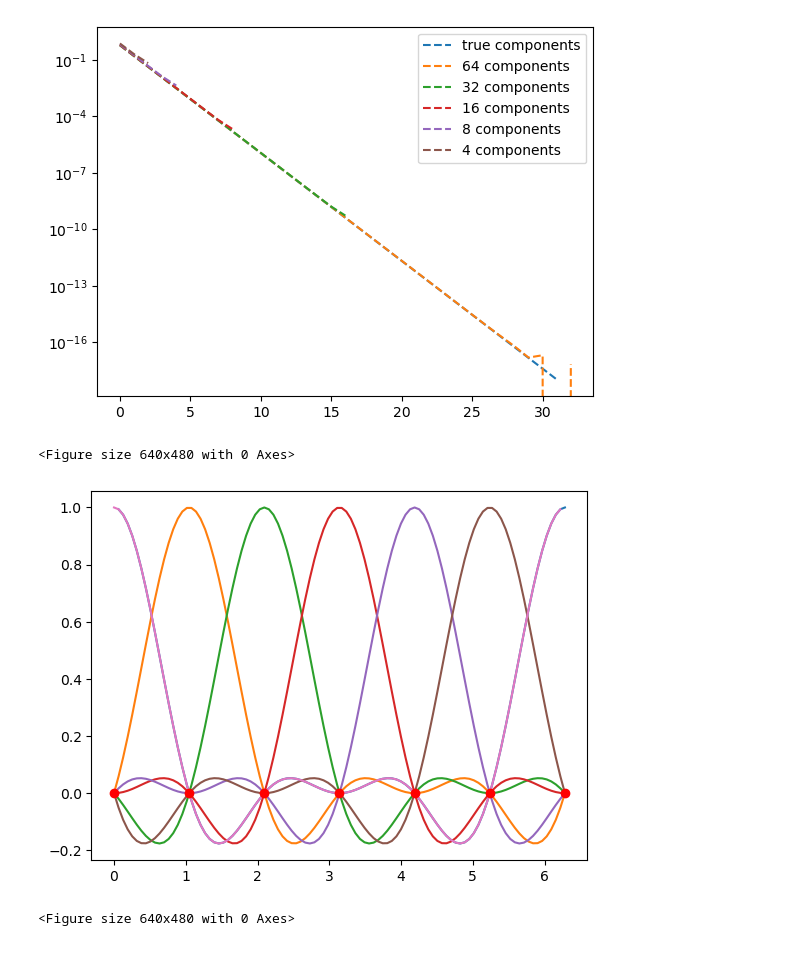
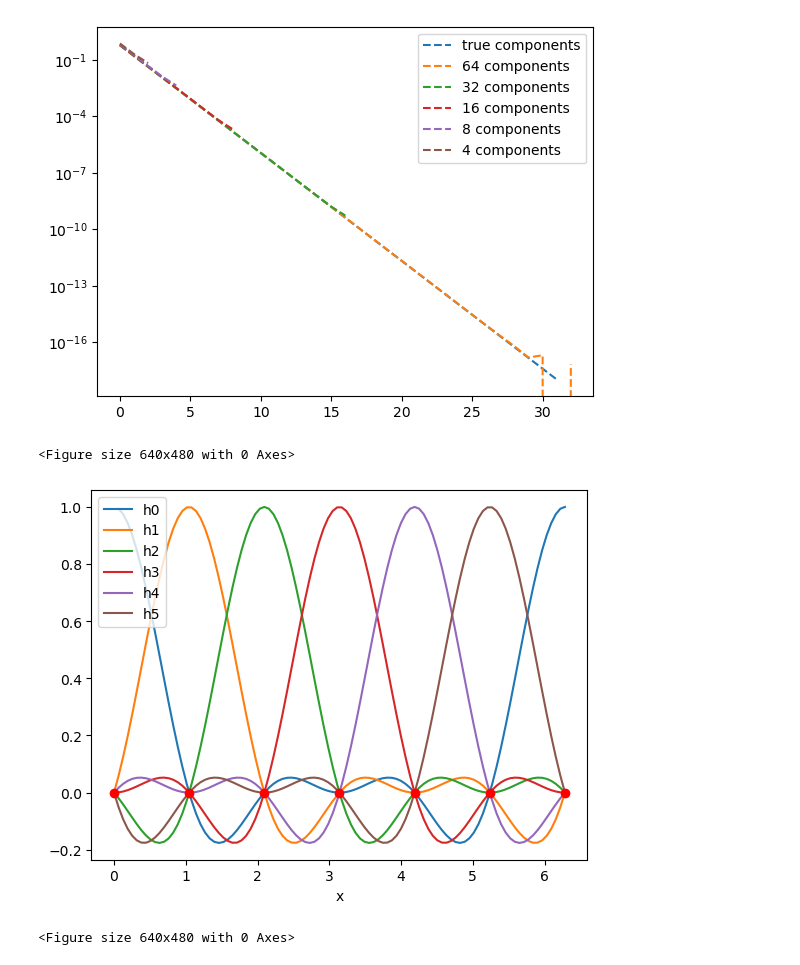
Before and after one commit to deding2000/02689_Assignments, a Jupyter notebook: Assignment1_p1.ipynb, the cells around one changed output. Drawn from its saved outputs; the diff is of its cells as text; code cells hidden in the pictures.

```diff
--- a/Assignment1_p1.ipynb
+++ b/Assignment1_p1.ipynb
@@ -99,24 +115,26 @@ plt.show()
 # %%
 # part c)
 N = 6
 xjs = [j*2*np.pi/N for j in range(N+1)]
 def lagrange(x,j,N):
-    #return 1/N*np.sin(N/2*(x-xjs[j]))*1/(np.tan(1/2*(x-xjs[j])))
+    return 1/N*np.sin(N/2*(x-xjs[j]))*1/(np.tan(1/2*(x-xjs[j])))
     # checking intermediate step
-    return 1/N*(np.cos(N*(x-xjs[j])/2)+np.sin((N-1)/2*(x-xjs[j]))/np.sin((x-xjs[j])/2))
+    #return 1/N*(np.cos(N*(x-xjs[j])/2)+np.sin((N-1)/2*(x-xjs[j]))/np.sin((x-xjs[j])/2))
 
 
 x = np.linspace(0.0, 2*np.pi, 100, endpoint=True)
 plt.figure()
-for j in range(7):
+for j in range(6):
     h = lagrange(x,j,N)
-    plt.plot(x,h)
+    plt.plot(x,h,label=f'h{j}')
 
 plt.plot(xjs,np.zeros(N+1),'ro')
+plt.legend(loc=2)
+plt.xlabel("x")
 plt.figure()
 # %% [output]
 <Figure size 640x480 with 0 Axes>
-[figure, old version]
+[figure, new version]
 <Figure size 640x480 with 0 Axes>
 # %%
 # part d) differentiation
```
Also changed, not shown: parts of 6 cells of this notebook, 6 other files.
